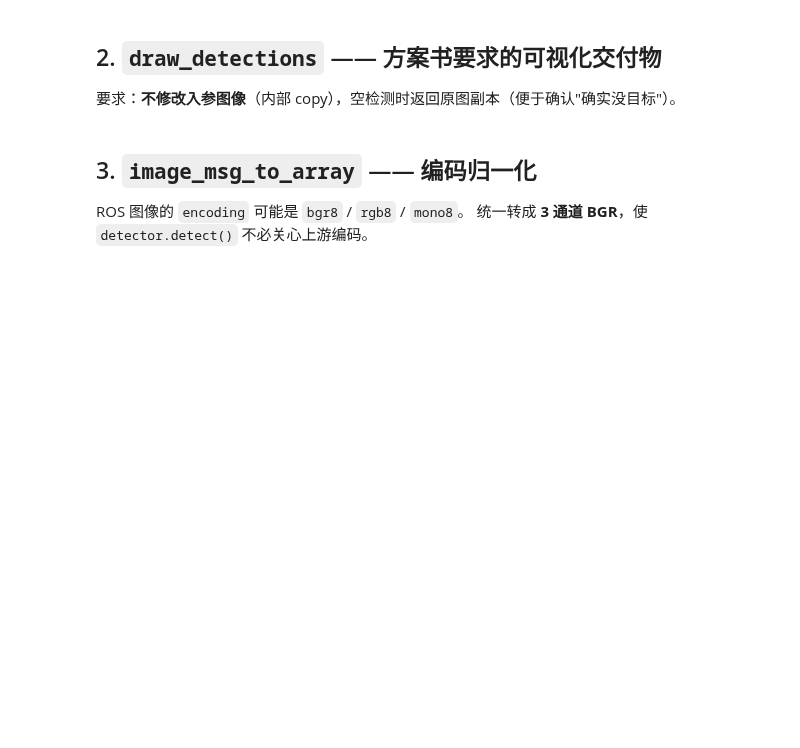
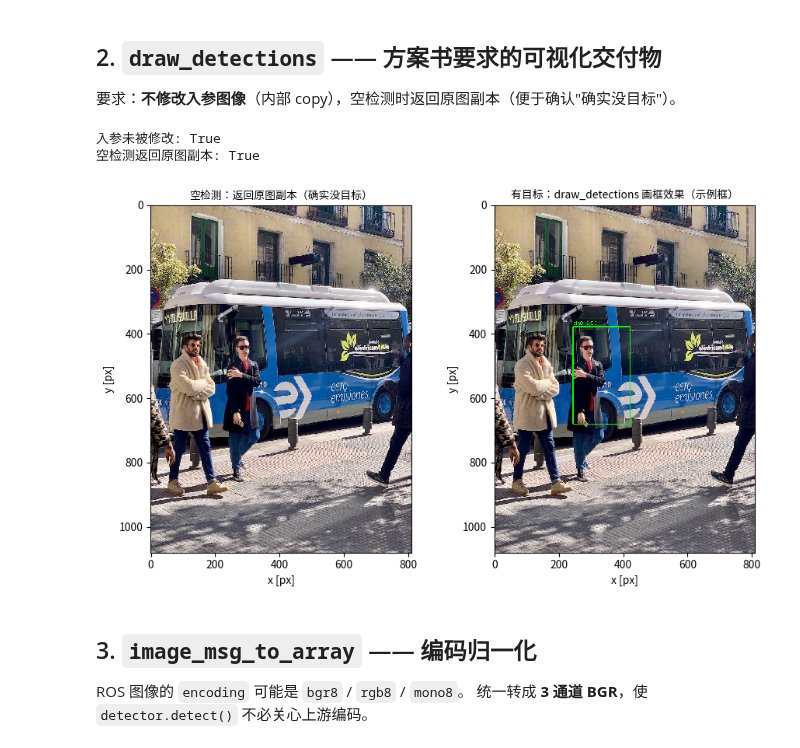
Before and after one commit to YYSY-FISH7/ai4, a Jupyter notebook: code/detector_node.ipynb, the cells around one changed output. Saved outputs shown, nothing was run; the diff lists cells and outputs as text; code cells hidden in the pictures; blank space fills up the shorter version.

```diff
--- a/code/detector_node.ipynb
+++ b/code/detector_node.ipynb
@@ -61,26 +122,38 @@ except ImportError as exc:
 # %%
 try:
     import numpy as np
     import matplotlib.pyplot as plt
 
-    image = np.full((240, 320, 3), 100, dtype=np.uint8)
+    # 底图优先用仓库里的真实素材（找不到才退化为合成灰图）—— 画框效果才看得出来
+    if REAL_IMAGE:
+        import cv2
+        image = cv2.imread(REAL_IMAGE)
+    else:
+        image = np.full((240, 320, 3), 100, dtype=np.uint8)
+    h, w = image.shape[:2]
     before = image.copy()
 
     canvas_empty = dn.draw_detections(image, [])
     canvas_box = dn.draw_detections(image, [
-        DetectedTarget(class_id=0, confidence=0.88, bbox=(120.0, 90.0, 80.0, 60.0)),
+        # 示例框：本单元演示的是「画框函数」本身，真实检测结果见 detector.ipynb §3
+        DetectedTarget(class_id=0, confidence=0.88,
+                       bbox=(w * 0.30, h * 0.35, w * 0.22, h * 0.28)),
     ])
     print("入参未被修改:", bool((image == before).all()))
     print("空检测返回原图副本:", bool((canvas_empty == image).all()))
 
-    fig, axes = plt.subplots(1, 2, figsize=(9, 3.6))
-    for ax, im, title in ((axes[0], canvas_empty, "no target"),
-                          (axes[1], canvas_box, "1 target")):
-        ax.imshow(im[:, :, ::-1]); ax.set_title(title)
+    fig, axes = plt.subplots(1, 2, figsize=(9, 5.4))
+    for ax, im, title in ((axes[0], canvas_empty, "空检测：返回原图副本（确实没目标）"),
+                          (axes[1], canvas_box, "有目标：draw_detections 画框效果（示例框）")):
+        ax.imshow(im[:, :, ::-1]); ax.set_title(title, fontsize=10)
         ax.set_xlabel("x [px]"); ax.set_ylabel("y [px]")
     plt.tight_layout(); plt.show()
-except ImportError as exc:
+except (ImportError, AttributeError) as exc:
     print("[跳过] 需先 source ROS 并 catkin_make：", exc)
+# %% [output]
+入参未被修改: True
+空检测返回原图副本: True
+[figure, added]
 # %% [markdown]
 ## 3. `image_msg_to_array` —— 编码归一化
 
```
Also changed, not shown: parts of 4 cells of this notebook, 16 other files.
